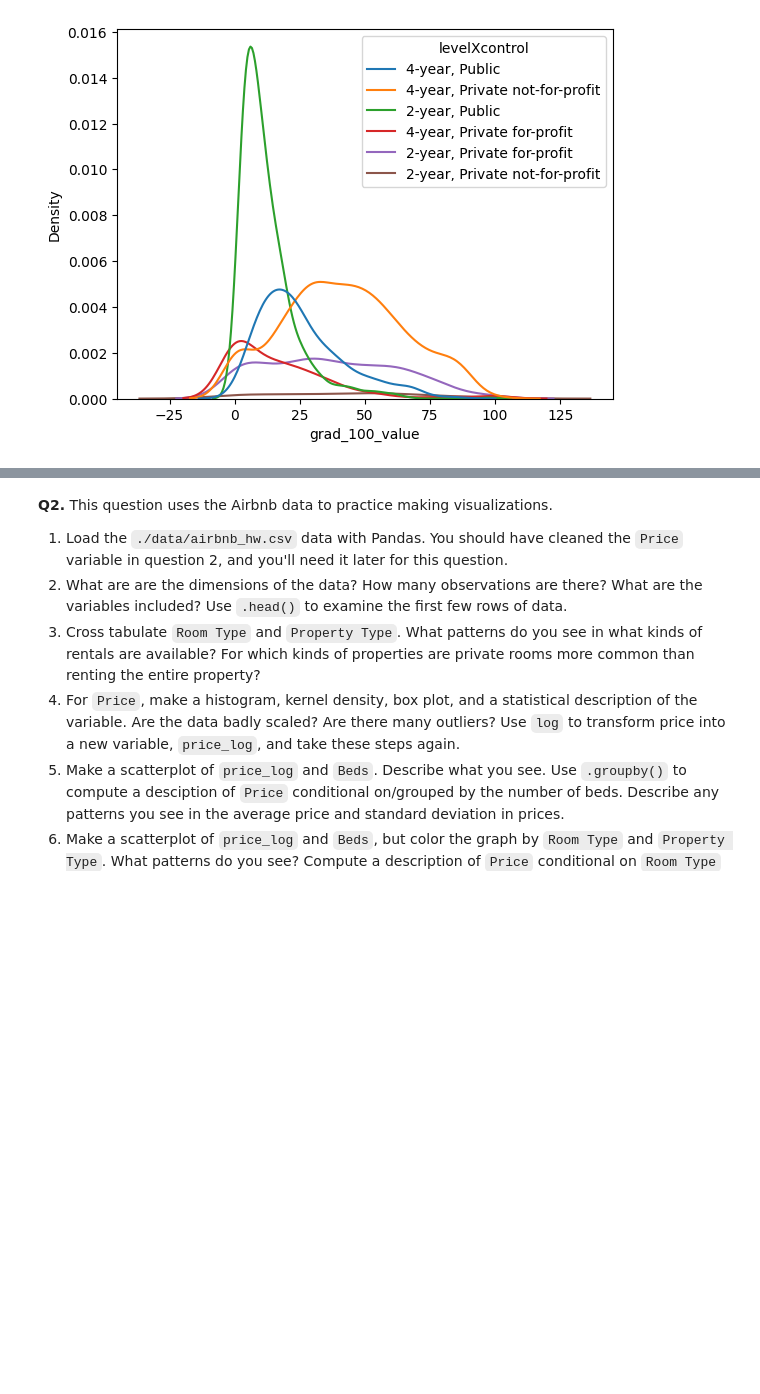
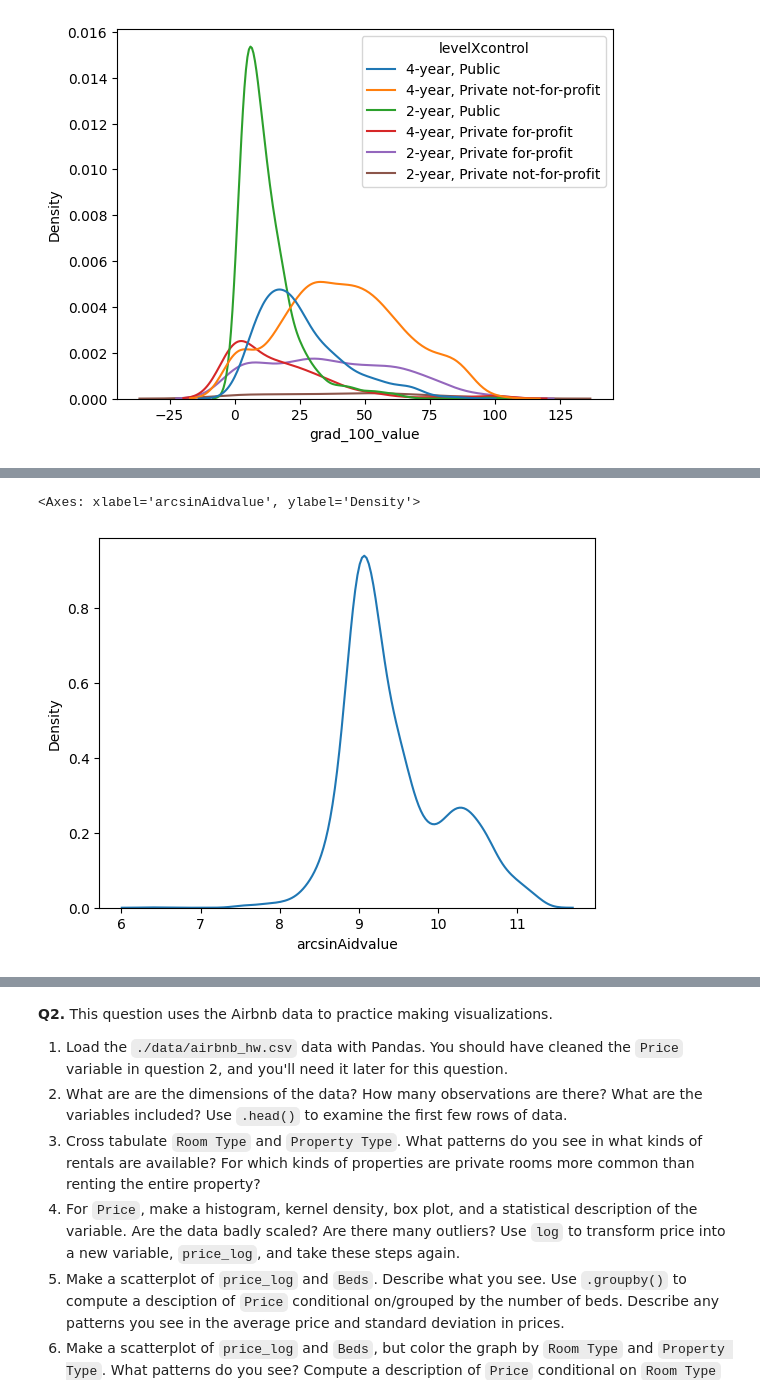
Before and after one commit to Catherine-Nguyen88/visualization, a Jupyter notebook: assignment/assignment.ipynb, the cells around one changed output, grey strips where cells are left out. Drawn from its saved outputs; the diff is of its cells as text; code cells hidden in the pictures; blank space fills up the shorter version.

```diff
--- a/assignment/assignment.ipynb
+++ b/assignment/assignment.ipynb
@@ -164,0 +171,8 @@ college.loc[:, ['grad_100_value', 'level', 'control']].groupby(['level','control
+# %%
+import numpy as np
+
+college['arcsinAidvalue'] = np.arcsinh(college['aid_value'])
+sns.kdeplot(data=college, x='arcsinAidvalue')
+# %% [output]
+<Axes: xlabel='arcsinAidvalue', ylabel='Density'>
+[figure, added]
```
Also changed, not shown: parts of 7 cells of this notebook.
